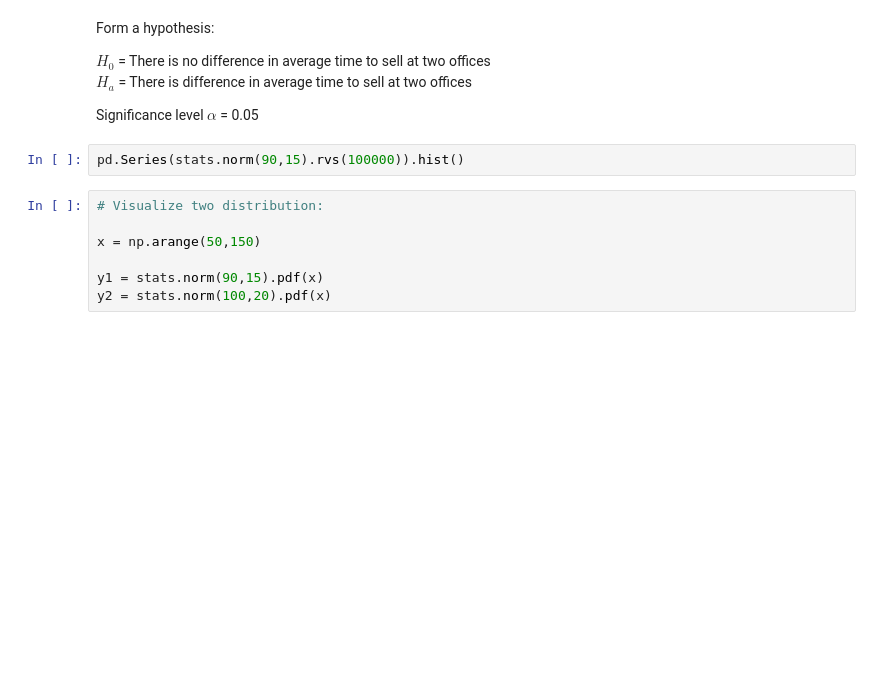
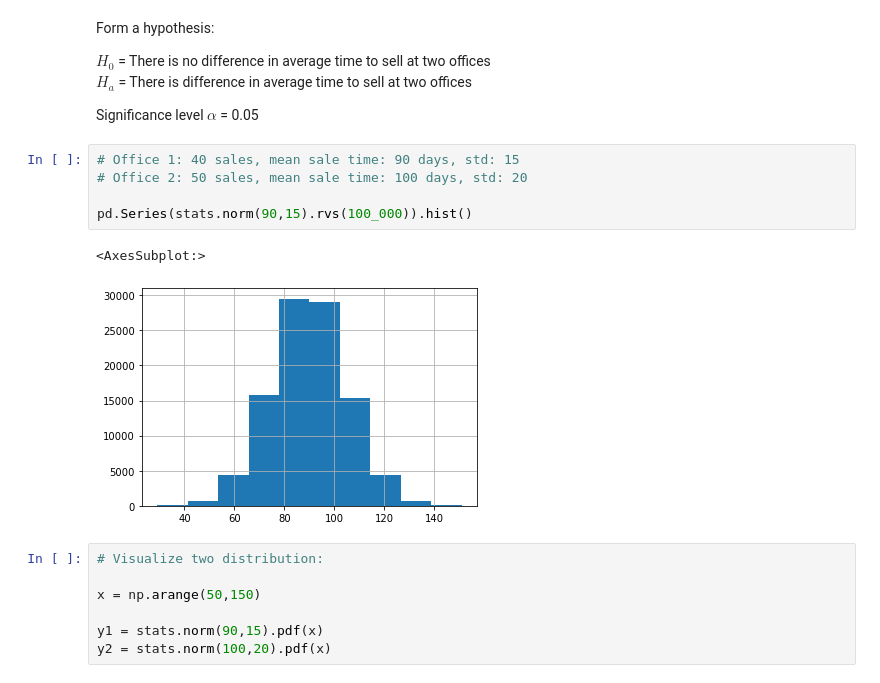
Before and after one commit to CodeupClassroom/innis-statistics, a Jupyter notebook: t-test_exercises.ipynb, the cells around one changed output. Drawn from its saved outputs; the diff is of its cells as text; blank space fills up the shorter version.

```diff
--- a/t-test_exercises.ipynb
+++ b/t-test_exercises.ipynb
@@ -23,8 +23,14 @@ $H_0$ = There is no difference in average time to sell at two offices
 $H_a$ = There is difference in average time to sell at two offices
 
 Significance level $\alpha$ = 0.05
-# %%
-pd.Series(stats.norm(90,15).rvs(100000)).hist()
+# %%
+# Office 1: 40 sales, mean sale time: 90 days, std: 15
+# Office 2: 50 sales, mean sale time: 100 days, std: 20
+
+pd.Series(stats.norm(90,15).rvs(100_000)).hist()
+# %% [output]
+<AxesSubplot:>
+[figure, added]
 # %%
 # Visualize two distribution:
 
```
Also changed, not shown: parts of 36 cells of this notebook.
